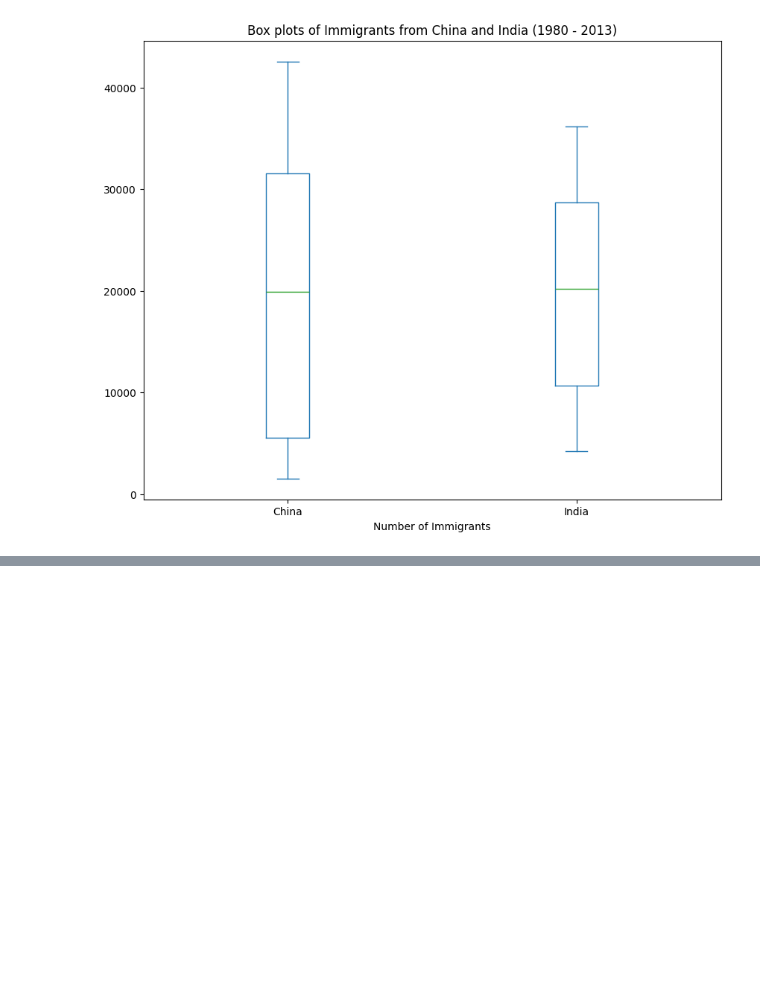
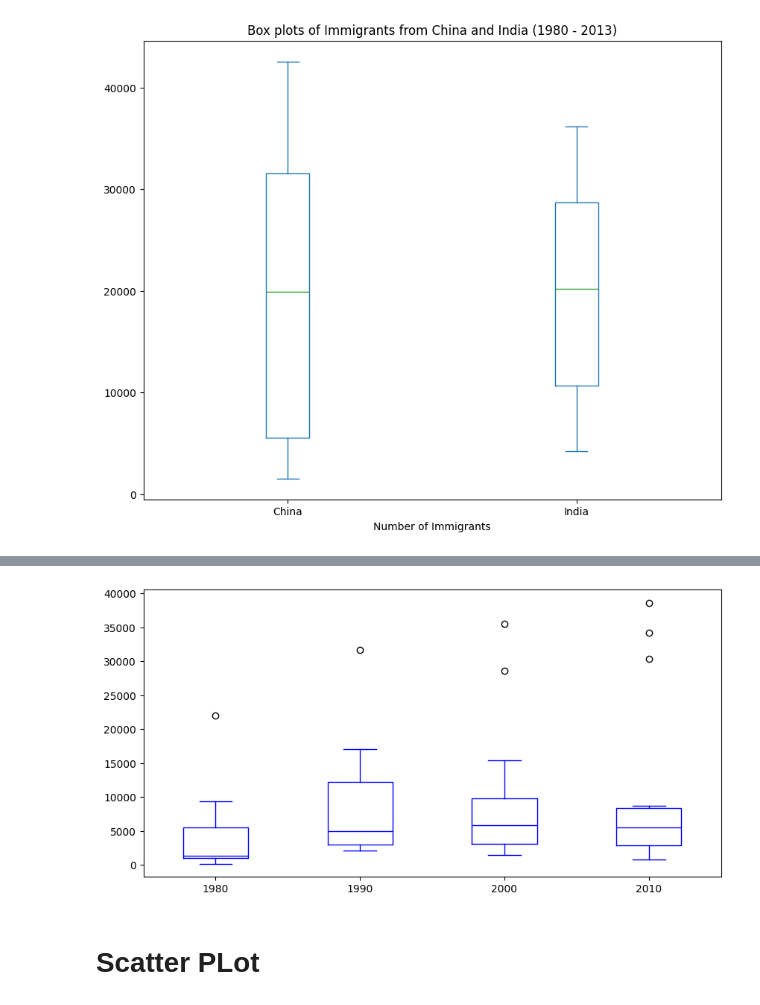
Before and after one commit to MachineTi-lab/IBM_Data_Visualization, a Jupyter notebook: MathPlot_LinePllots.ipynb, the cells around one changed output, grey strips where cells are left out. Saved outputs shown, nothing was run; the diff lists cells and outputs as text; code cells hidden in the pictures; blank space fills up the shorter version.

```diff
--- a/MathPlot_LinePllots.ipynb
+++ b/MathPlot_LinePllots.ipynb
@@ -500,0 +525,3 @@ plt.show()
+# %%
+df_top15=df_can.sort_values(by = "Total" , ascending = False , axis = 0 ).head(15)
+df_top15.head()
@@ -500,0 +536,4 @@ plt.show()
+# %%
+years = ["1980" , "1990" , "2000", "2010"]
+# %%
+df_all_years = df_top15.loc[ : , years]
@@ -500,0 +571,10 @@ plt.show()
+# %%
+df_all_years.plot(kind = "box" , figsize = (10,5) , color = "blue")
+
+plt.title("Top 15 Immigrations )
+
+plt.show()
+# %% [output]
+[figure, added]
+# %% [markdown]
+# Scatter PLot
```
Also changed, not shown: parts of 24 cells of this notebook.
